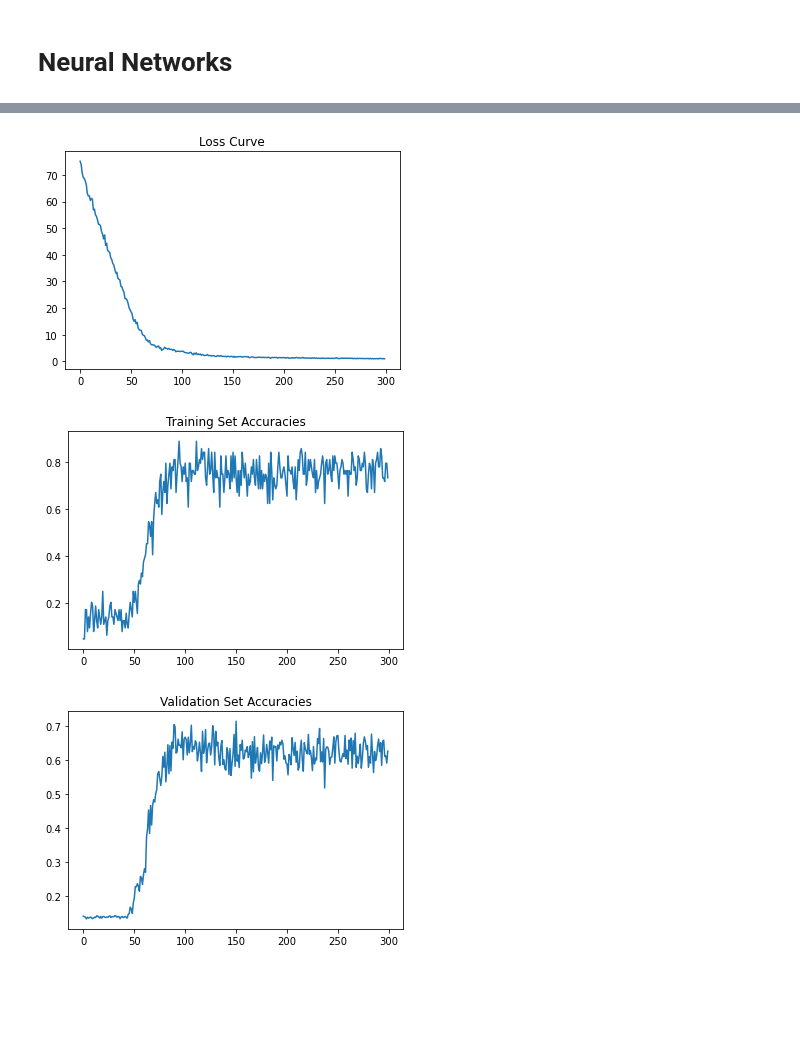
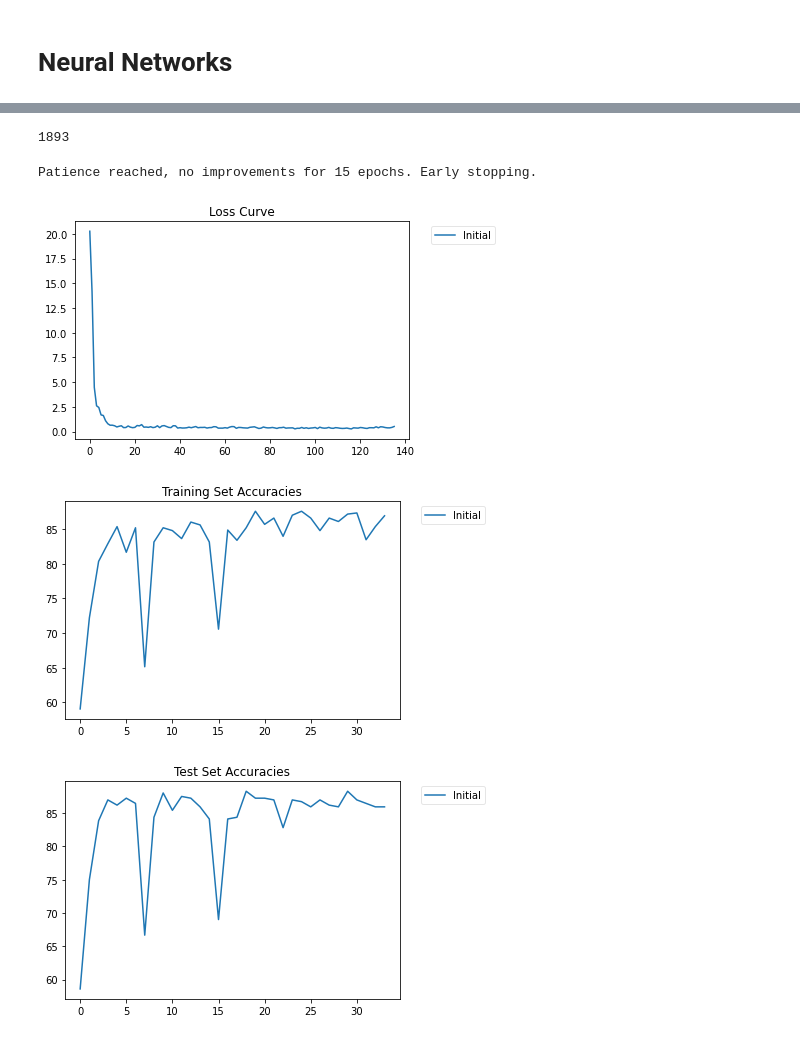
Before and after one commit to nammyk789/ECS271-project, a Jupyter notebook: NeuralNet.ipynb, the cells around one changed output, grey strips where cells are left out. Cells and saved outputs as stored; diff of their text form; code cells hidden in the pictures; blank space fills up the shorter version.

```diff
--- a/NeuralNet.ipynb
+++ b/NeuralNet.ipynb
@@ -22,19 +25,28 @@ def init_weights(m):
 
 class FullyConnected(nn.Module):
 
-    def __init__(self, in_features, num_classes):
+    def __init__(self, in_features, num_classes, activation = nn.ReLU, num_layers: int = 3):
+        assert num_layers % 2 == 1, "Please give an odd number of layers"
         super().__init__()
-        self.model = nn.Sequential(
-            nn.Linear(in_features, 2 * in_features, bias=True),
-            nn.ReLU(),
-            nn.Linear(2 * in_features, in_features, bias=True),
-            nn.ReLU(),
-            nn.Linear(in_features, num_classes)
-        )
-        self.model.apply(init_weights)
+        self.layers = nn.ModuleList()
+        for i in range(num_layers // 2):
+            self.layers.append(nn.Sequential(
+                nn.Linear(in_features * (2 ** i), in_features * (2 ** (i + 1)), bias=True),
+                activation()
+            ))
+        for i in reversed(range(num_layers // 2)):
+            self.layers.append(nn.Sequential(
+                nn.Linear(in_features * (2 ** (i + 1)), in_features * (2 ** i), bias=True),
+                activation()
+            ))
+        self.layers.append(nn.Linear(in_features, num_classes))
+        for l in self.layers:
+            l.apply(init_weights)
 
     def forward(self, X):
-        return self.model(X)
+        for l in self.layers:
+            X = l(X)
+        return X
 # %%
 class TabularDataset(Dataset):
     def __init__(self, X, y):
@@ -163,18 +226,23 @@ for epoch in range(num_epochs):
-# %%
-plt.plot(losses)
-plt.title("Loss Curve")
-plt.show()
-# %% [output]
-[figure, removed]
-# %%
-plt.plot(train_accuracies)
-plt.title("Training Set Accuracies")
-plt.show()
-# %% [output]
-[figure, removed]
-# %%
-plt.plot(val_accuracies)
-plt.title("Validation Set Accuracies")
-plt.show()
-# %% [output]
-[figure, removed]
+# %%
+sum(p.numel() for p in model.parameters())
+# %% [output]
+1893
+# %%
+losses, train_accuracies, val_accuracies = train(
+  model=FullyConnected(train_X.shape[1], len(np.unique(y)),
+                        activation=hyperparam.activation, num_layers=hyperparam.num_layers),
+  trainset=train_dataset,
+  testset=val_dataset,
+  loss_criterion=hyperparam.loss_criterion,
+  lr=hyperparam.lr,
+  batch_size=hyperparam.batch_size,
+  optimizer=hyperparam.optimizer
+)
+# %% [output]
+Patience reached, no improvements for 15 epochs. Early stopping.
+# %%
+plot(["Initial"], [losses], [train_accuracies], [val_accuracies])
+# %% [output]
+[figure, added]
+[figure, added]
+[figure, added]
```
Also changed, not shown: parts of 12 cells of this notebook.
